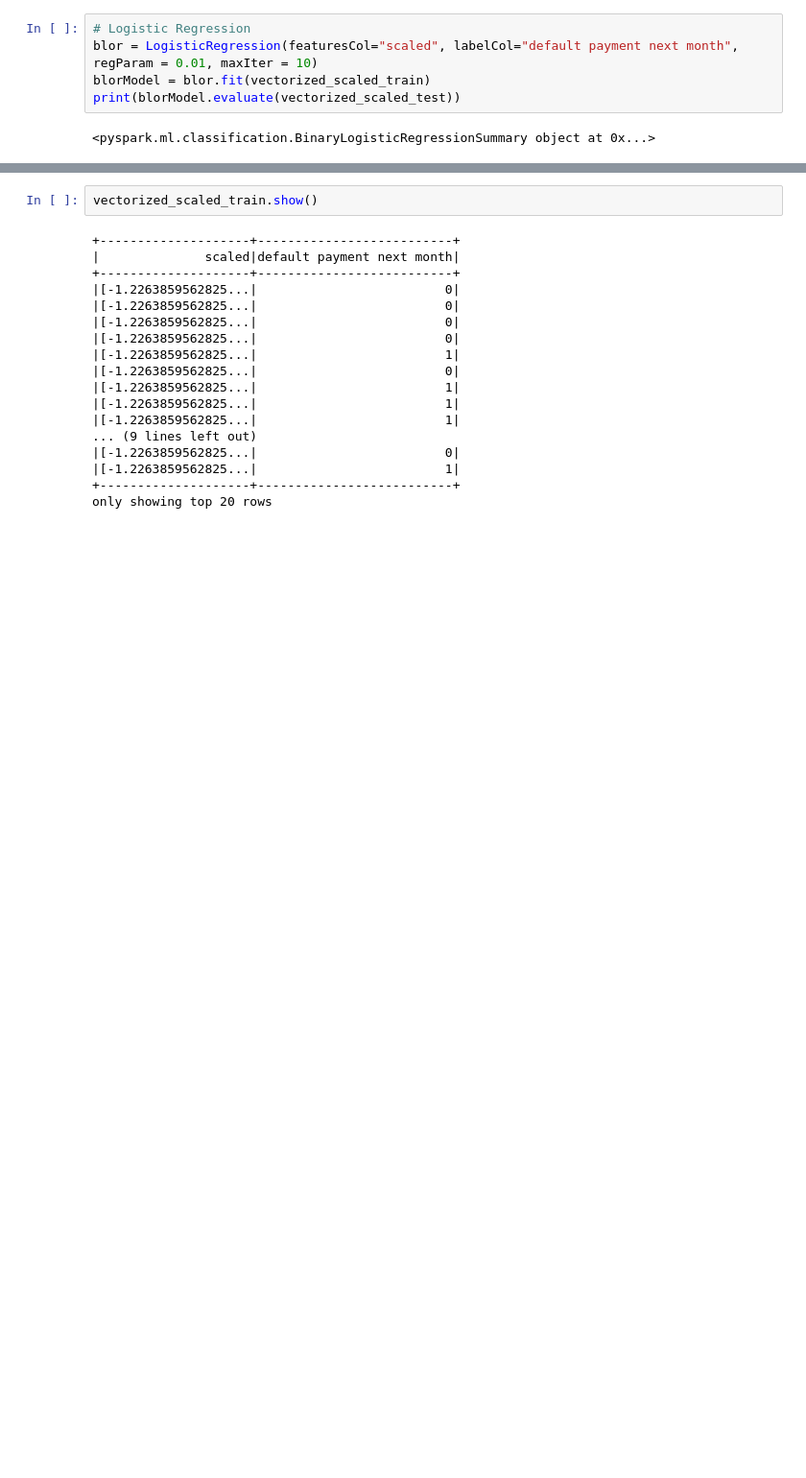
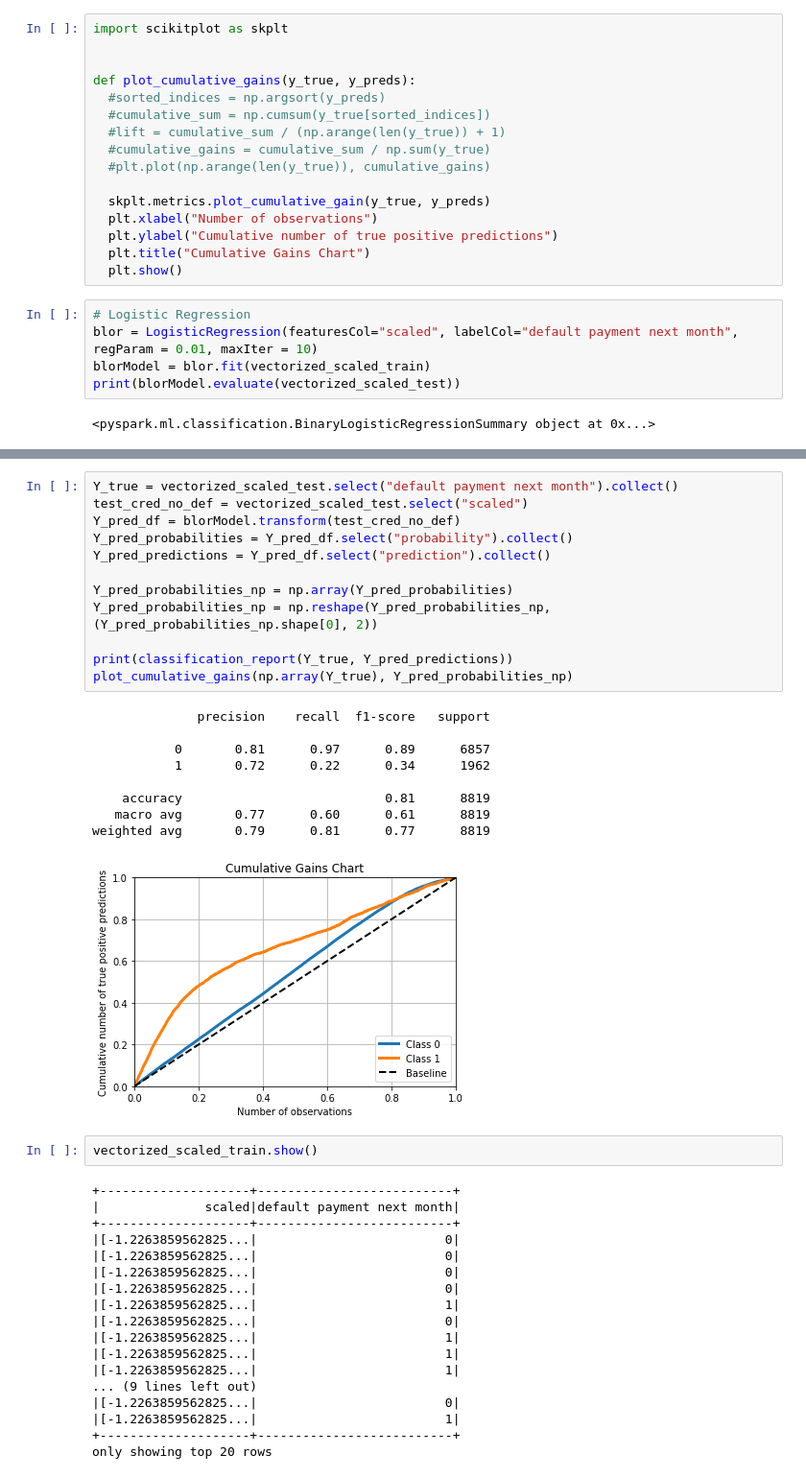
Before and after one commit to GiovanniPioDelvecchio/BigDataAnalyticsProject, a Jupyter notebook: Spark/NotebookTest/CreditCardClients.ipynb, the cells around one changed output, grey strips where cells are left out. Shown: that part at 96% size. Drawn from its saved outputs; the diff is of its cells as text; blank space fills up the shorter version.

Commit message:
Implemented cumulative gains chart for logistic regression, now it has to be done for all the models, but it could be better to create a notebook for each of them

```diff
--- a/Spark/NotebookTest/CreditCardClients.ipynb
+++ b/Spark/NotebookTest/CreditCardClients.ipynb
@@ -454,3 +478,19 @@ None
+# %%
+import scikitplot as skplt
+
+
+def plot_cumulative_gains(y_true, y_preds):
+  #sorted_indices = np.argsort(y_preds)
+  #cumulative_sum = np.cumsum(y_true[sorted_indices])
+  #lift = cumulative_sum / (np.arange(len(y_true)) + 1)
+  #cumulative_gains = cumulative_sum / np.sum(y_true)
+  #plt.plot(np.arange(len(y_true)), cumulative_gains)
+
+  skplt.metrics.plot_cumulative_gain(y_true, y_preds)
+  plt.xlabel("Number of observations")
+  plt.ylabel("Cumulative number of true positive predictions")
+  plt.title("Cumulative Gains Chart")
+  plt.show()
 # %%
 # Logistic Regression
 blor = LogisticRegression(featuresCol="scaled", labelCol="default payment next month", regParam = 0.01, maxIter = 10)
@@ -467,3 +507,25 @@ print(blorModel.evaluate(vectorized_scaled_test).accuracy)
+# %%
+Y_true = vectorized_scaled_test.select("default payment next month").collect()
+test_cred_no_def = vectorized_scaled_test.select("scaled")
+Y_pred_df = blorModel.transform(test_cred_no_def)
+Y_pred_probabilities = Y_pred_df.select("probability").collect()
+Y_pred_predictions = Y_pred_df.select("prediction").collect()
+
+Y_pred_probabilities_np = np.array(Y_pred_probabilities)
+Y_pred_probabilities_np = np.reshape(Y_pred_probabilities_np, (Y_pred_probabilities_np.shape[0], 2))
+
+print(classification_report(Y_true, Y_pred_predictions))
+plot_cumulative_gains(np.array(Y_true), Y_pred_probabilities_np)
+# %% [output]
+              precision    recall  f1-score   support
+
+           0       0.81      0.97      0.89      6857
+           1       0.72      0.22      0.34      1962
+
+    accuracy                           0.81      8819
+   macro avg       0.77      0.60      0.61      8819
+weighted avg       0.79      0.81      0.77      8819
+[figure, added]
 # %%
 vectorized_scaled_train.show()
 # %% [output]
```
Also changed, not shown: parts of 7 cells of this notebook.
